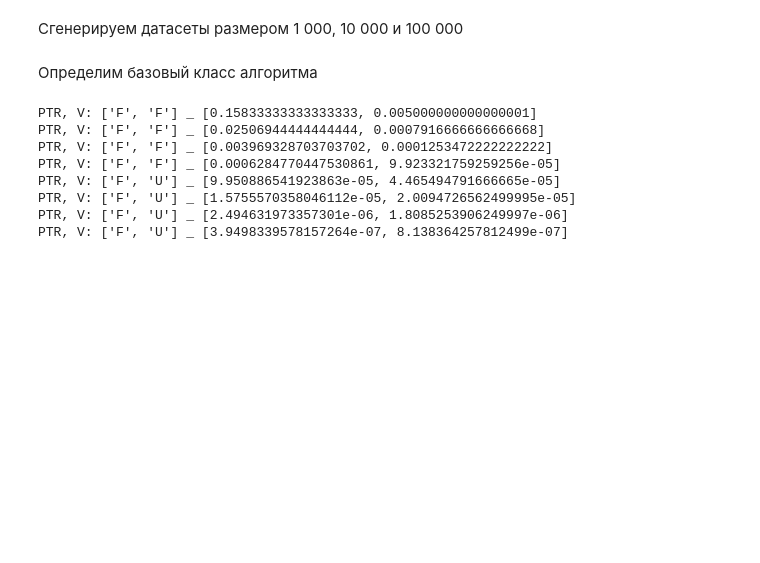
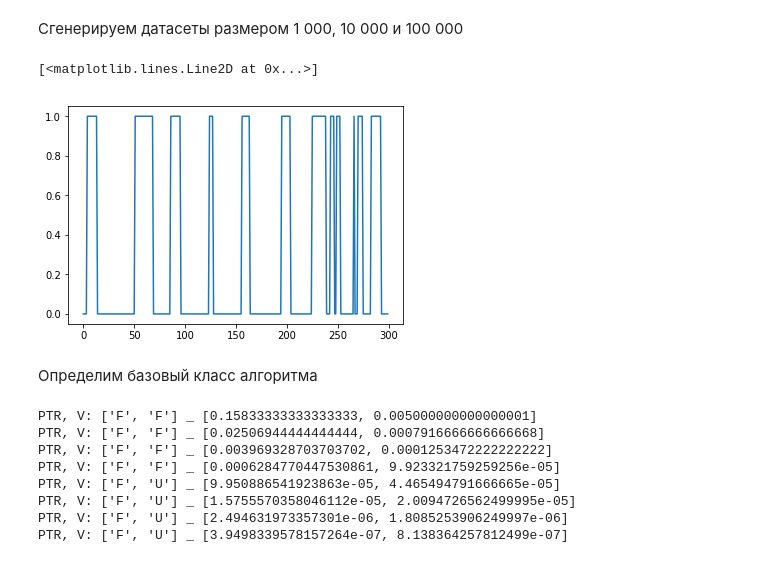
Before and after one commit to evgeniy97/unfarCasino, a Jupyter notebook: KhomutovTask.ipynb, the cells around one changed output. Saved outputs shown, nothing was run; the diff lists cells and outputs as text; code cells hidden in the pictures; blank space fills up the shorter version.

```diff
--- a/KhomutovTask.ipynb
+++ b/KhomutovTask.ipynb
@@ -31,8 +32,16 @@ for i in range(100):
 # %%
 dataset300 = []
 dataset300Labels = []
+
+casino = Croupier([0.1,0.1,0.1,0.1,0.1,1/2],[0.05,0.95],[0.9,0.1])
 
 for i in range(300):
     data, label = casino()
     dataset300.append(data)
     dataset300Labels.append(label)
+# %%
+lab = [0 if l =='F' else 1 for l in dataset300Labels ]
+plt.plot(lab)
+# %% [output]
+[<matplotlib.lines.Line2D at 0x...>]
+[figure, added]
```
Also changed, not shown: parts of 5 cells of this notebook.
